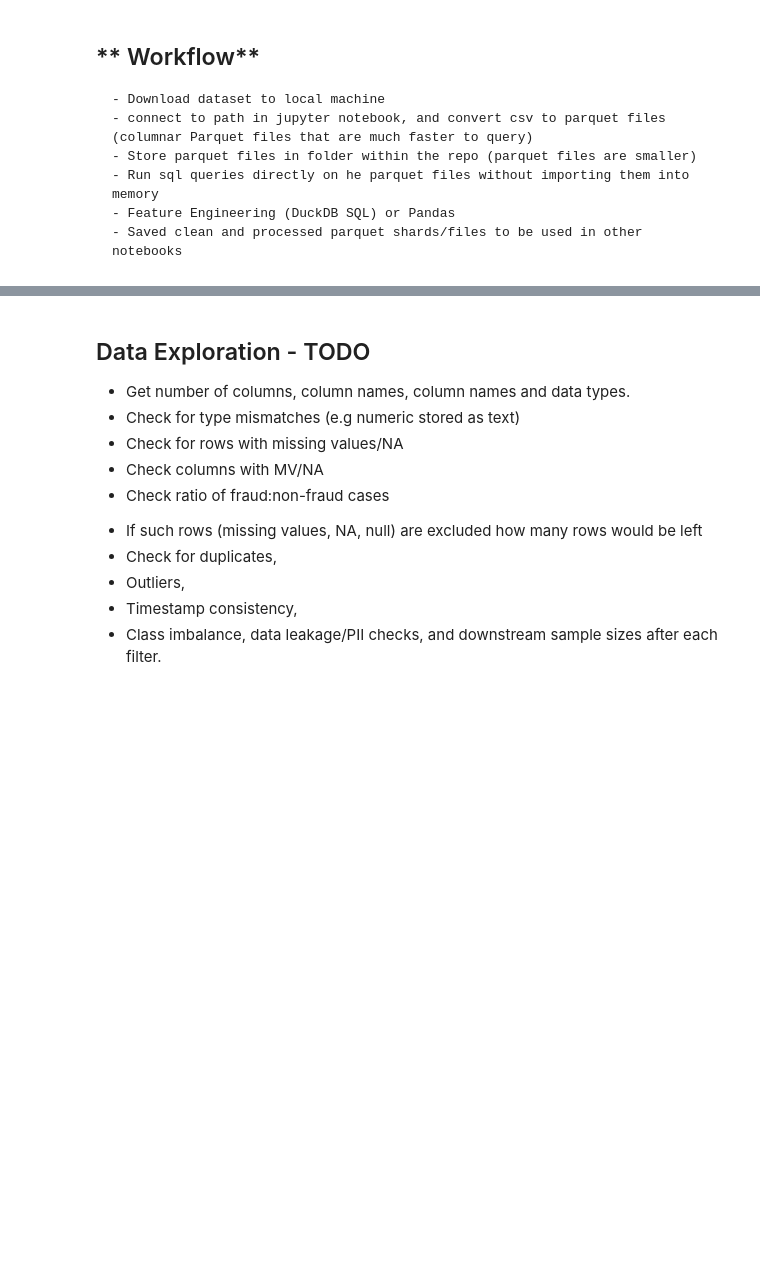
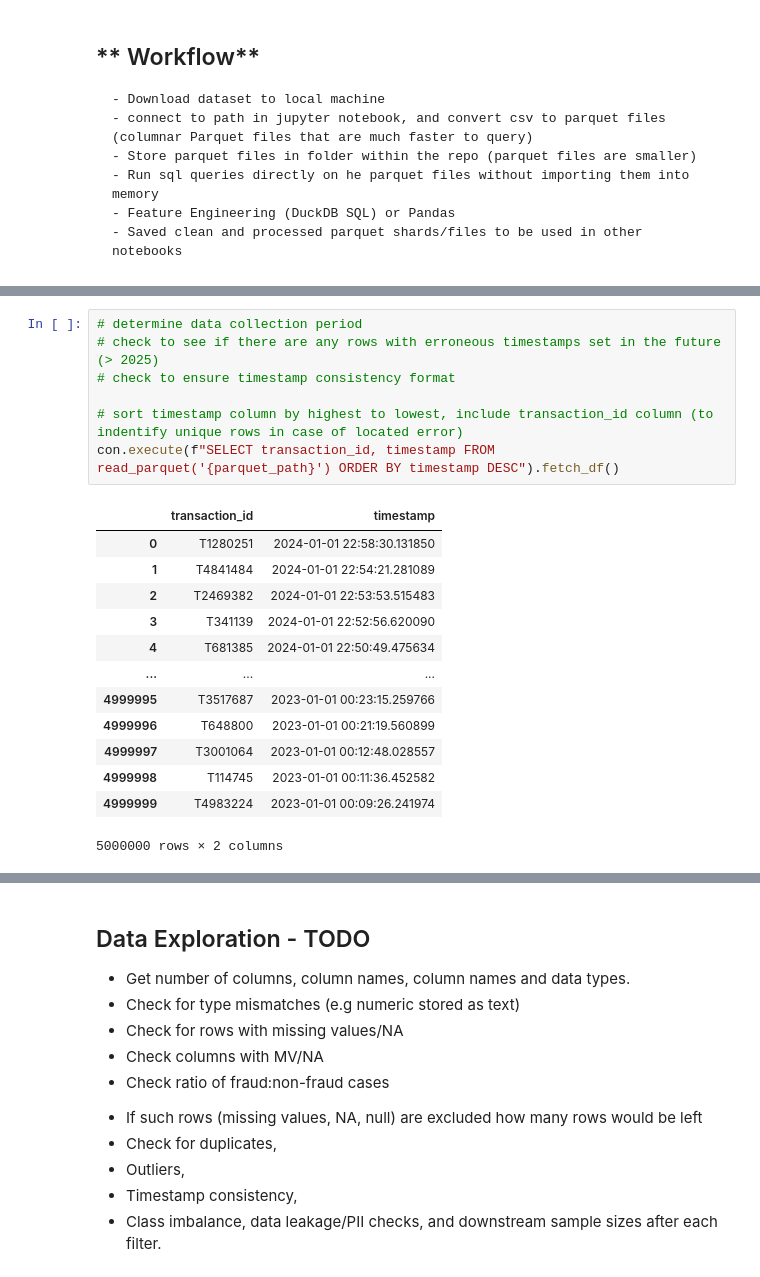
Before and after one commit to mlopezza/financial_fraud_detection_project, a Jupyter notebook: data/query_template.ipynb, the cells around one changed output, grey strips where cells are left out. Drawn from its saved outputs; the diff is of its cells as text; blank space fills up the shorter version.

```diff
--- a/data/query_template.ipynb
+++ b/data/query_template.ipynb
@@ -88,0 +144,21 @@ print(con.execute(f"DESCRIBE SELECT * FROM read_parquet('{parquet_path}')").fetc
+# %%
+# determine data collection period
+# check to see if there are any rows with erroneous timestamps set in the future (> 2025)
+# check to ensure timestamp consistency format
+
+# sort timestamp column by highest to lowest, include transaction_id column (to indentify unique rows in case of located error)
+con.execute(f"SELECT transaction_id, timestamp FROM read_parquet('{parquet_path}') ORDER BY timestamp DESC").fetch_df()
+# %% [output]
+|  | transaction_id | timestamp |
+| 0 | T1280251 | 2024-01-01 22:58:30.131850 |
+| 1 | T4841484 | 2024-01-01 22:54:21.281089 |
+| 2 | T2469382 | 2024-01-01 22:53:53.515483 |
+| 3 | T341139 | 2024-01-01 22:52:56.620090 |
+| 4 | T681385 | 2024-01-01 22:50:49.475634 |
+| ... | ... | ... |
+| 4999995 | T3517687 | 2023-01-01 00:23:15.259766 |
+| 4999996 | T648800 | 2023-01-01 00:21:19.560899 |
+| 4999997 | T3001064 | 2023-01-01 00:12:48.028557 |
+| 4999998 | T114745 | 2023-01-01 00:11:36.452582 |
+| 4999999 | T4983224 | 2023-01-01 00:09:26.241974 |
+5000000 rows × 2 columns
```
Also changed, not shown: parts of 13 cells of this notebook, 1 other file.
